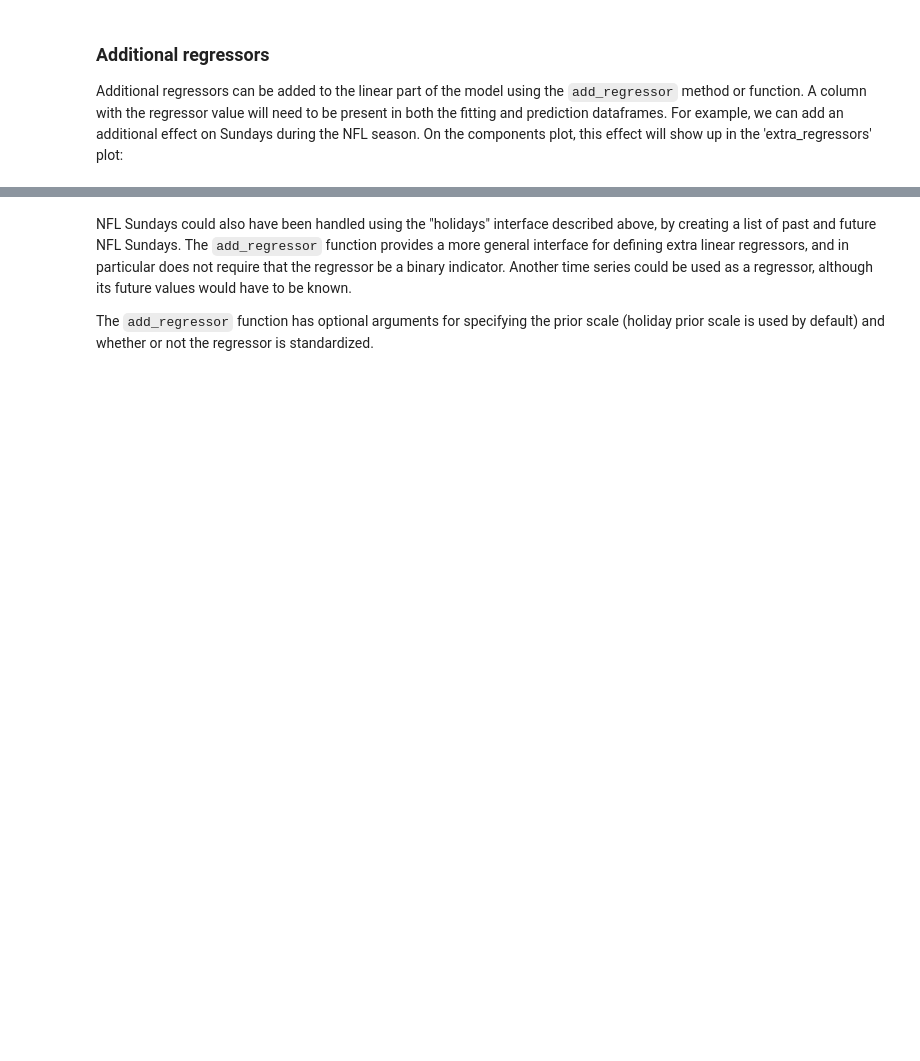
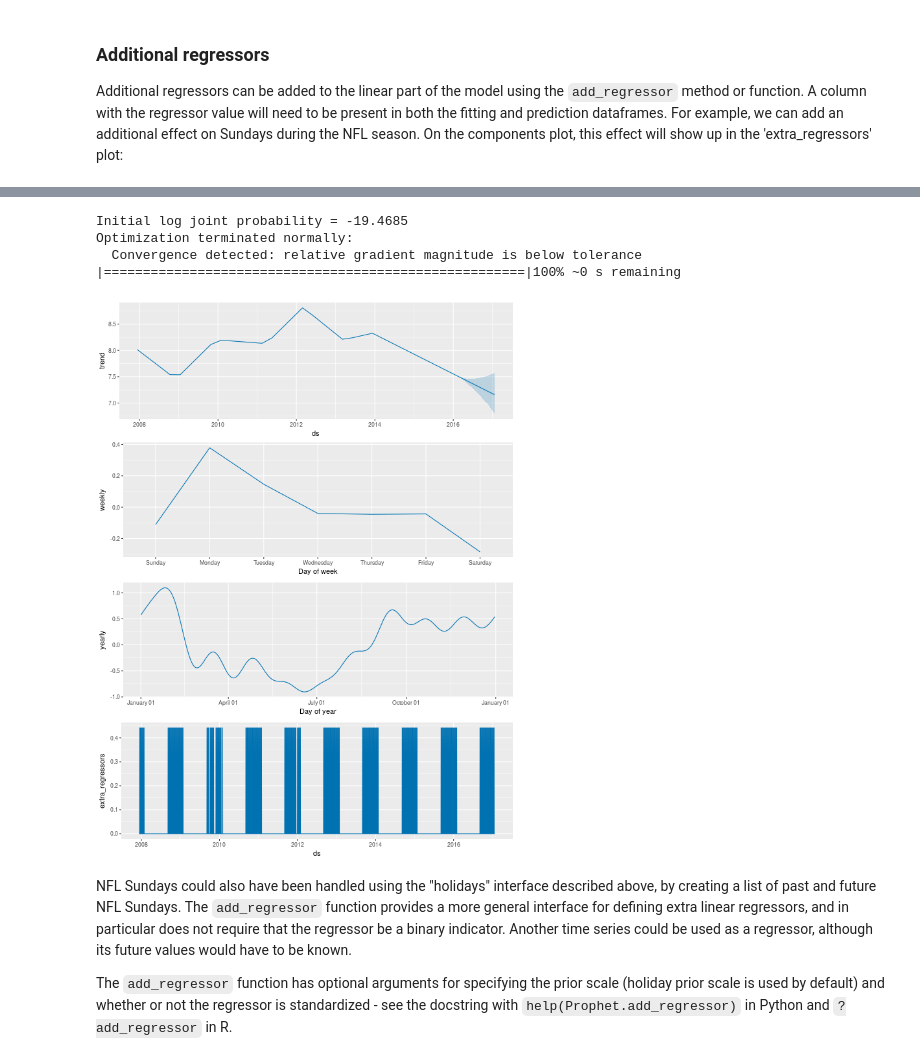
Before and after one commit to facebook/prophet, a Jupyter notebook: notebooks/seasonality_and_holiday_effects.ipynb, the cells around one changed output, grey strips where cells are left out. Cells and saved outputs as stored; diff of their text form; code cells hidden in the pictures; blank space fills up the shorter version.

```diff
--- a/notebooks/seasonality_and_holiday_effects.ipynb
+++ b/notebooks/seasonality_and_holiday_effects.ipynb
@@ -247,4 +243,27 @@ INFO:fbprophet.forecaster:Disabling daily seasonality. Run prophet with daily_se
+# %%
+%%R -w 9 -h 12 -u in
+nfl_sunday <- function(ds) {
+  dates <- as.Date(ds)
+  month <- as.numeric(format(dates, '%m'))
+  as.numeric((weekdays(dates) == "Sunday") & (month > 8 | month < 2))
+}
+df$nfl_sunday <- nfl_sunday(df$ds)
+
+m <- prophet()
+m <- add_regressor(m, 'nfl_sunday')
+m <- fit.prophet(m, df)
+
+future$nfl_sunday <- nfl_sunday(future$ds)
+
+forecast <- predict(m, future)
+prophet_plot_components(m, forecast)
+# %% [output]
+Initial log joint probability = -19.4685
+Optimization terminated normally:
+  Convergence detected: relative gradient magnitude is below tolerance
+|======================================================|100% ~0 s remaining
+[figure, added]
 # %% [markdown]
 NFL Sundays could also have been handled using the "holidays" interface described above, by creating a list of past and future NFL Sundays. The `add_regressor` function provides a more general interface for defining extra linear regressors, and in particular does not require that the regressor be a binary indicator. Another time series could be used as a regressor, although its future values would have to be known.
 
-The `add_regressor` function has optional arguments for specifying the prior scale (holiday prior scale is used by default) and whether or not the regressor is standardized.
+The `add_regressor` function has optional arguments for specifying the prior scale (holiday prior scale is used by default) and whether or not the regressor is standardized - see the docstring with `help(Prophet.add_regressor)` in Python and `?add_regressor` in R.
```
Also changed, not shown: parts of 19 cells of this notebook.
